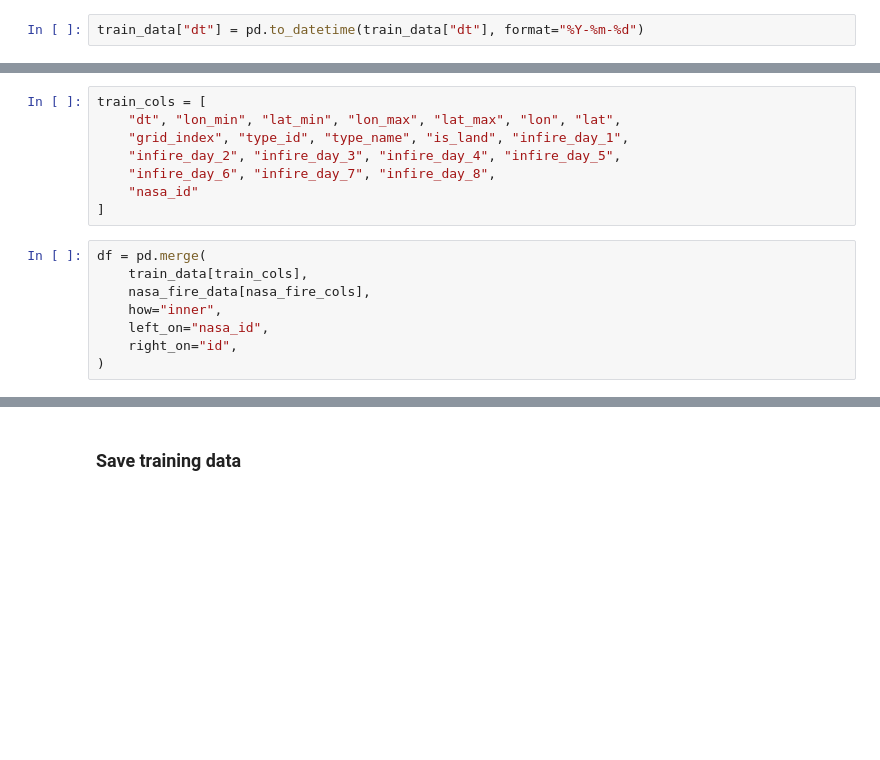
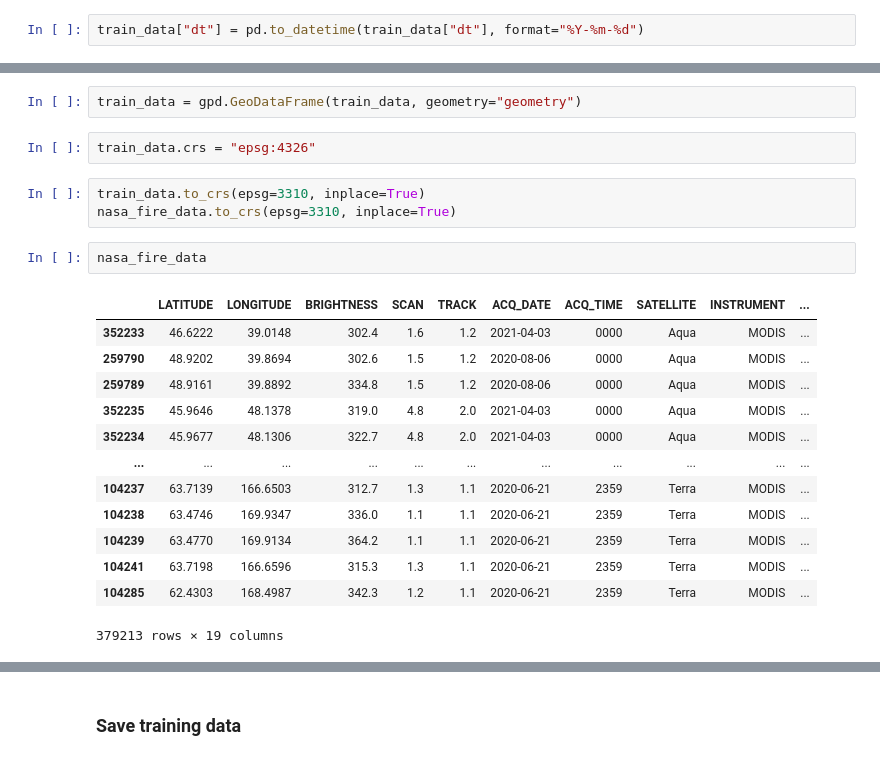
Before and after one commit to Illumaria/h2o-wildfire-challenge-2021, a Jupyter notebook: notebooks/collect_data.ipynb, the cells around one changed output, grey strips where cells are left out. Cells and saved outputs as stored; diff of their text form; blank space fills up the shorter version.

```diff
--- a/notebooks/collect_data.ipynb
+++ b/notebooks/collect_data.ipynb
@@ -105,16 +109,23 @@ nasa_fire_cols = [
-# %%
-train_cols = [
-    "dt", "lon_min", "lat_min", "lon_max", "lat_max", "lon", "lat",
-    "grid_index", "type_id", "type_name", "is_land", "infire_day_1",
-    "infire_day_2", "infire_day_3", "infire_day_4", "infire_day_5",
-    "infire_day_6", "infire_day_7", "infire_day_8",
-    "nasa_id"
-]
-# %%
-df = pd.merge(
-    train_data[train_cols],
-    nasa_fire_data[nasa_fire_cols],
-    how="inner",
-    left_on="nasa_id",
-    right_on="id",
-)
+# %%
+train_data = gpd.GeoDataFrame(train_data, geometry="geometry")
+# %%
+train_data.crs = "epsg:4326"
+# %%
+train_data.to_crs(epsg=3310, inplace=True)
+nasa_fire_data.to_crs(epsg=3310, inplace=True)
+# %%
+nasa_fire_data
+# %% [output]
+|  | LATITUDE | LONGITUDE | BRIGHTNESS | SCAN | TRACK | ACQ_DATE | ACQ_TIME | SATELLITE | INSTRUMENT | ... |
+| 352233 | 46.6222 | 39.0148 | 302.4 | 1.6 | 1.2 | 2021-04-03 | 0000 | Aqua | MODIS | ... |
+| 259790 | 48.9202 | 39.8694 | 302.6 | 1.5 | 1.2 | 2020-08-06 | 0000 | Aqua | MODIS | ... |
+| 259789 | 48.9161 | 39.8892 | 334.8 | 1.5 | 1.2 | 2020-08-06 | 0000 | Aqua | MODIS | ... |
+| 352235 | 45.9646 | 48.1378 | 319.0 | 4.8 | 2.0 | 2021-04-03 | 0000 | Aqua | MODIS | ... |
+| 352234 | 45.9677 | 48.1306 | 322.7 | 4.8 | 2.0 | 2021-04-03 | 0000 | Aqua | MODIS | ... |
+| ... | ... | ... | ... | ... | ... | ... | ... | ... | ... | ... |
+| 104237 | 63.7139 | 166.6503 | 312.7 | 1.3 | 1.1 | 2020-06-21 | 2359 | Terra | MODIS | ... |
+| 104238 | 63.4746 | 169.9347 | 336.0 | 1.1 | 1.1 | 2020-06-21 | 2359 | Terra | MODIS | ... |
+| 104239 | 63.4770 | 169.9134 | 364.2 | 1.1 | 1.1 | 2020-06-21 | 2359 | Terra | MODIS | ... |
+| 104241 | 63.7198 | 166.6596 | 315.3 | 1.3 | 1.1 | 2020-06-21 | 2359 | Terra | MODIS | ... |
+| 104285 | 62.4303 | 168.4987 | 342.3 | 1.2 | 1.1 | 2020-06-21 | 2359 | Terra | MODIS | ... |
+379213 rows × 19 columns
```
Also changed, not shown: parts of 50 cells of this notebook, 11 other files.
